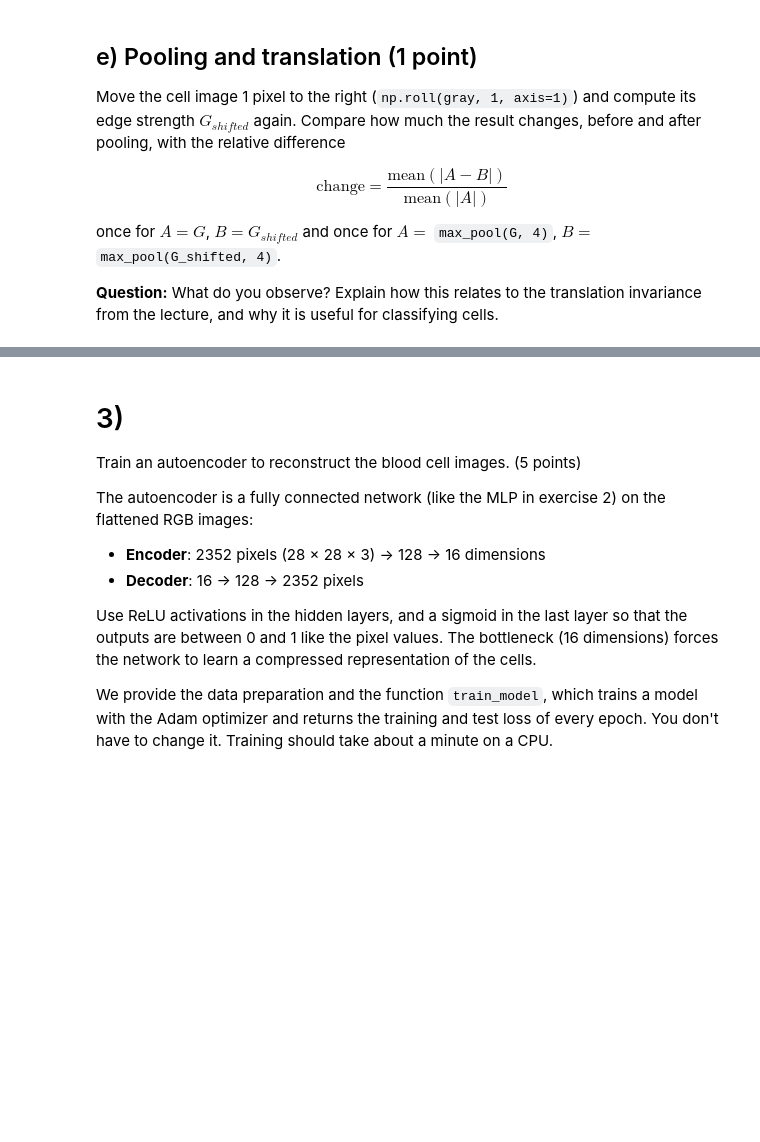
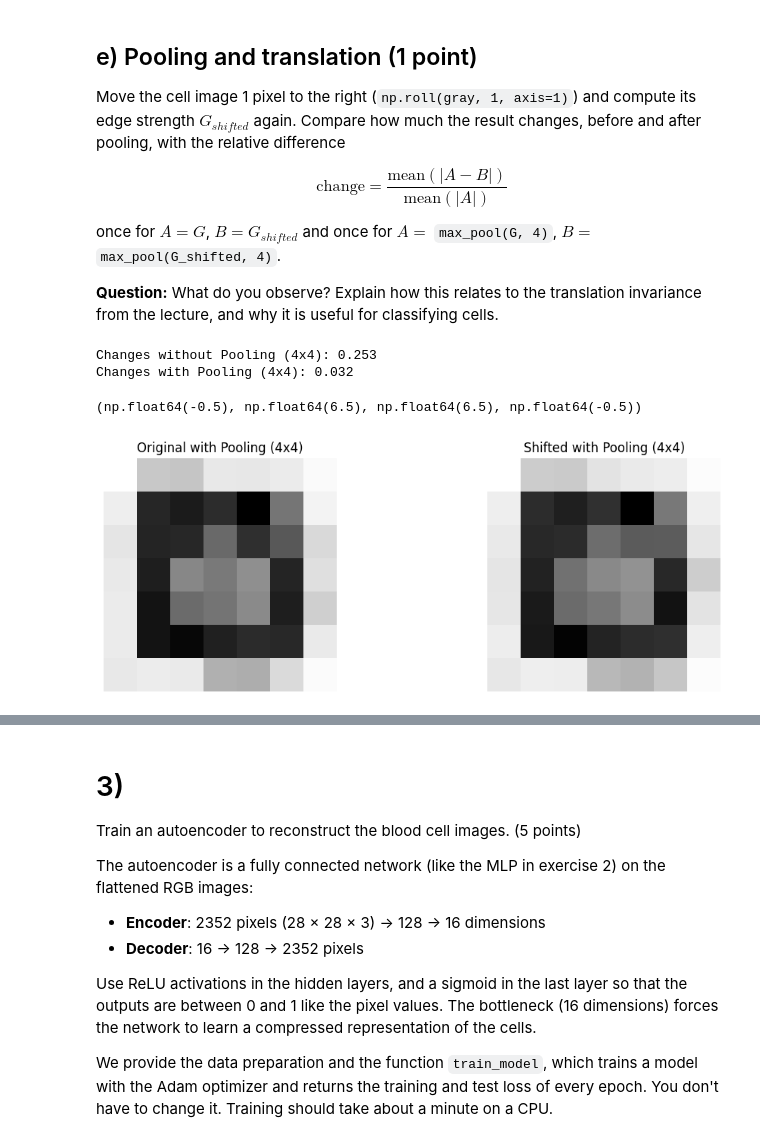
Before and after one commit to Kjescha0/BKIM, a Jupyter notebook: Exercise 3/ch/Exercise_3_v2.ipynb, the cells around one changed output, grey strips where cells are left out. Drawn from its saved outputs; the diff is of its cells as text; code cells hidden in the pictures; blank space fills up the shorter version.

```diff
--- a/Exercise 3/ch/Exercise_3_v2.ipynb
+++ b/Exercise 3/ch/Exercise_3_v2.ipynb
@@ -193,5 +298,38 @@ once for $A = G$, $B = G_{shifted}$ and once for $A = $ `max_pool(G, 4)`, $B = $
 **Question:** What do you observe? Explain how this relates to the translation invariance from the lecture, and why it is useful for classifying cells.
 # %%
 # Shift the image, compute the edge strength and compare before/after pooling
+img_shifted = np.roll(img, shift=1, axis=1)  # Shift the image to the right by 1 pixel
+
+img_shifted_sobel_x = conv(img_shifted, sobel_x, stride=1, pad=1)
+img_shifted_sobel_y = conv(img_shifted, sobel_y, stride=1, pad=1)
+img_shifted_sobel_magnitude = np.sqrt(img_shifted_sobel_x**2 + img_shifted_sobel_y**2)
+
+def change(A, B):
+    return np.mean(np.abs(A - B)) / np.mean(np.abs(A))
+
+G = img_sobel_magnitude # original magnitude
+G_shifted = img_shifted_sobel_magnitude # shifted magnitude
+
+change_before = change(G, G_shifted) # difference before pooling
+change_after  = change(max_pool(G, 4), max_pool(G_shifted, 4)) # difference after pooling (4x4)
+
+print(f"Changes without Pooling (4x4): {change_before:.3f}")
+print(f"Changes with Pooling (4x4): {change_after:.3f}")
+
+plt.figure(figsize=(12, 4))
+plt.subplot(1, 2, 1)
+plt.imshow(max_pool(G, 4), cmap='gray')
+plt.title('Original with Pooling (4x4)')
+plt.axis('off')
+
+plt.subplot(1, 2, 2)
+plt.imshow(max_pool(G_shifted, 4), cmap='gray')
+plt.title('Shifted with Pooling (4x4)')
+plt.axis('off')
+# %% [output]
+Changes without Pooling (4x4): 0.253
+Changes with Pooling (4x4): 0.032
+(np.float64(-0.5), np.float64(6.5), np.float64(6.5), np.float64(-0.5))
+[figure, added]
 # %% [markdown]
 *Your answer:*
```
Also changed, not shown: parts of 10 cells of this notebook.
